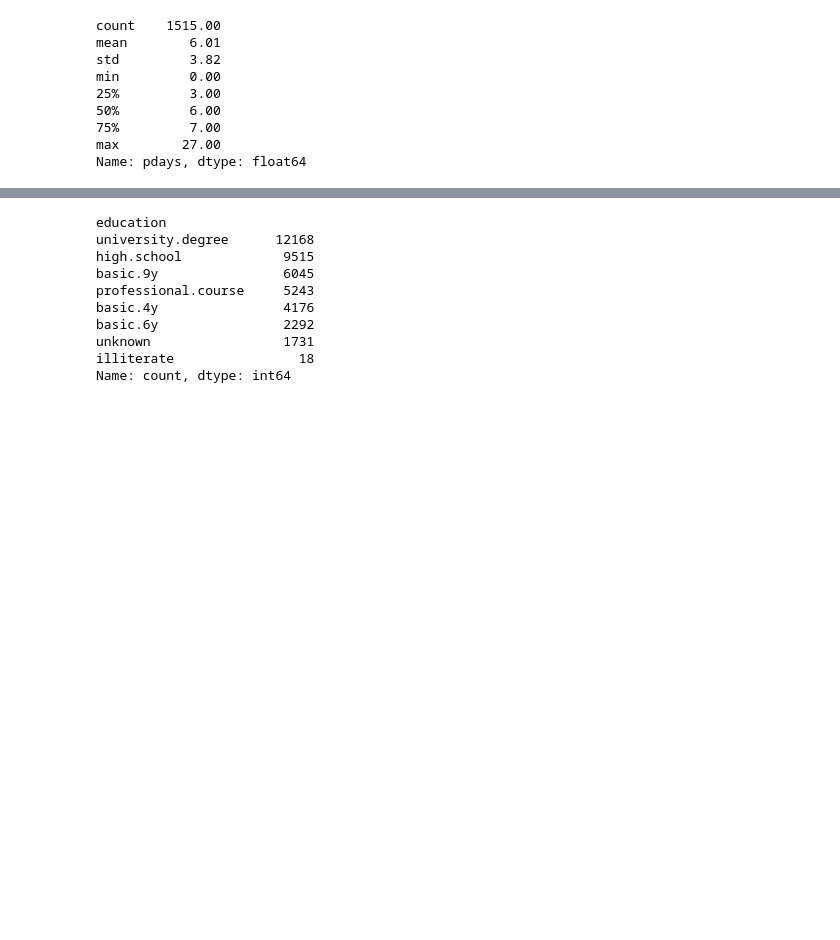
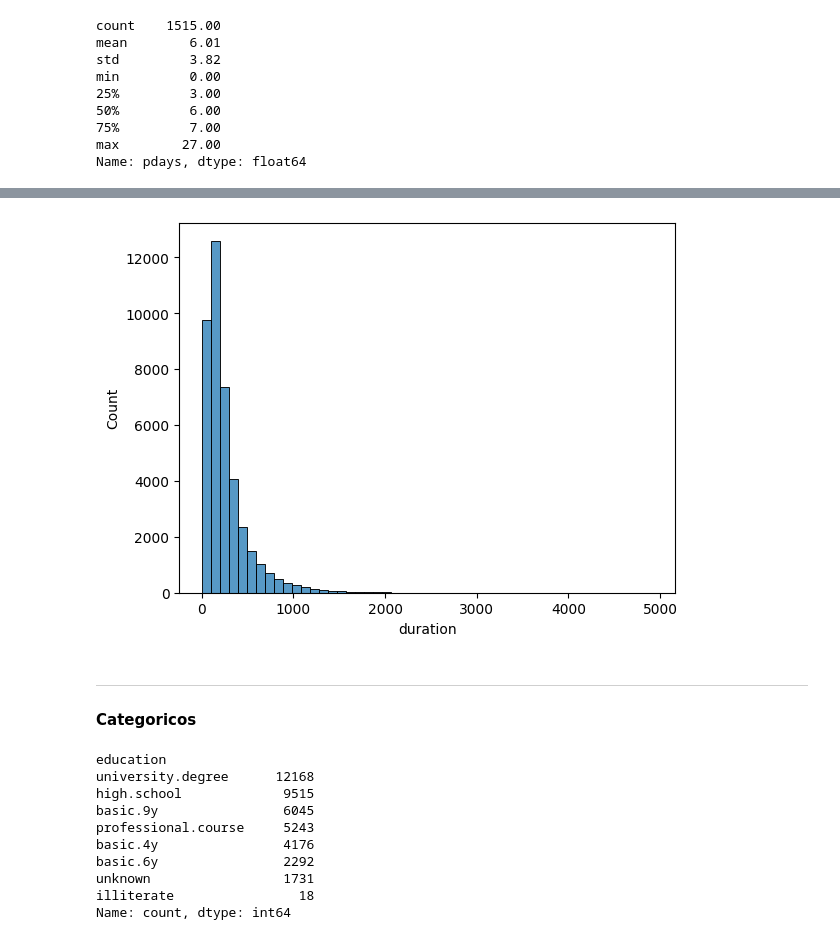
Before and after one commit to diegodelarubia/Trabajo_Final_Master-TFM-, a Jupyter notebook: analysis/analysis_tfm_leoBetancourt.ipynb, the cells around one changed output, grey strips where cells are left out. Drawn from its saved outputs; the diff is of its cells as text; code cells hidden in the pictures; blank space fills up the shorter version.

```diff
--- a/analysis/analysis_tfm_leoBetancourt.ipynb
+++ b/analysis/analysis_tfm_leoBetancourt.ipynb
@@ -227,3 +262,15 @@ Name: count, Length: 78, dtype: int64
+# %%
+fig = sns.histplot(
+    data=bank_info,
+    x="duration",
+    bins= 50
+    )
+# %% [output]
+[figure, added]
+# %% [markdown]
+-------
+
+#### Categoricos
 # %%
 bank_info['education'].value_counts()
 # %% [output]
```
Also changed, not shown: parts of 12 cells of this notebook.
